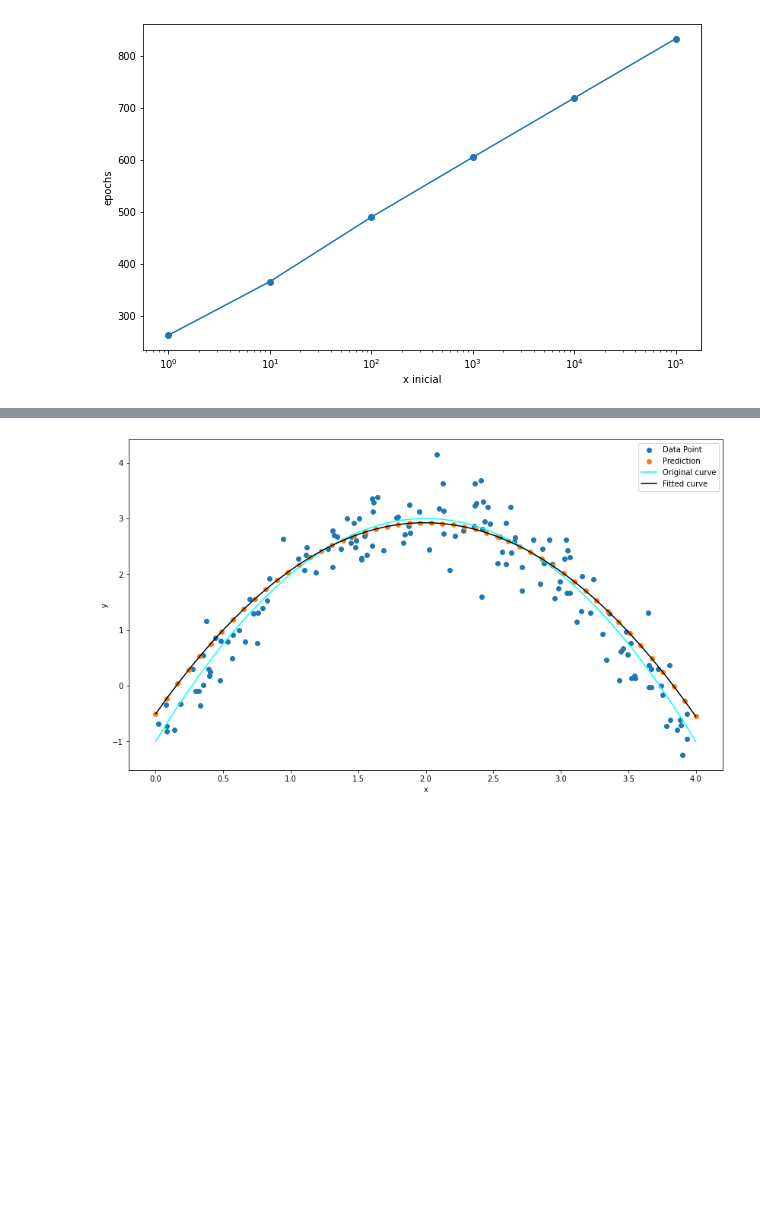
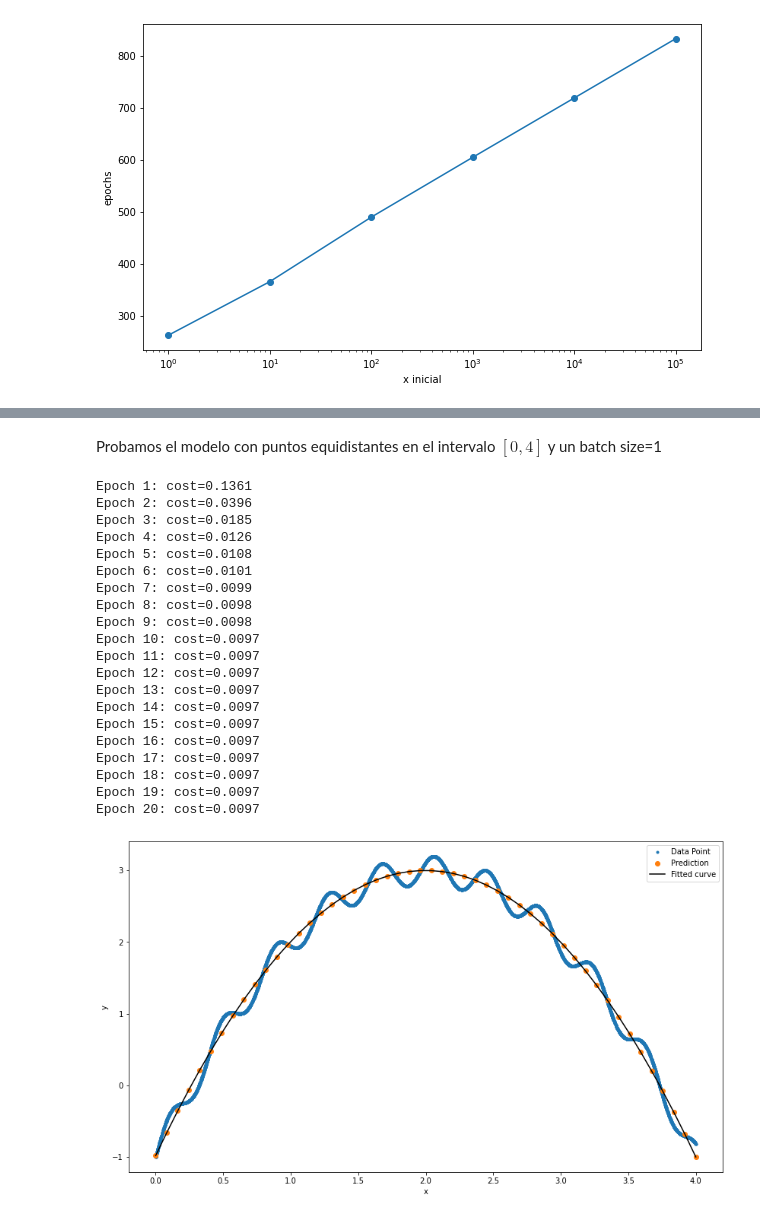
Before and after one commit to achurichi/CEIA-deep_learning, a Jupyter notebook: clase_2/ejercitacion.ipynb, the cells around one changed output, grey strips where cells are left out. Drawn from its saved outputs; the diff is of its cells as text; code cells hidden in the pictures; blank space fills up the shorter version.

```diff
--- a/clase_2/ejercitacion.ipynb
+++ b/clase_2/ejercitacion.ipynb
@@ -104,7 +108,13 @@ Generamos un dataset con $f(x) = -x^{2} + 4x$ y le añadimos ruido gaussiano.
 # %%
-n_samples = 150
+n_samples = 10000
 
-f = lambda x: -((x - 2) ** 2) + 3
+f = lambda x: -((x - 2) ** 2) + 3 + 0.2 * np.sin(16 * x)
 
 x = np.random.uniform(low=0, high=4, size=n_samples)
-y = f(x) + np.random.normal(0, 0.4, n_samples)
+y = f(x)
+
+plt.figure(figsize=(10, 6))
+plt.scatter(x, y, marker=".")
+plt.xlabel("x")
+plt.ylabel("y")
+plt.show()
@@ -165,6 +206,15 @@ Probamos el modelo con puntos equidistantes en el intervalo $[0, 4]$
 # %%
 custom_model = CustomModel()
-history = custom_model.fit(x, y, 100, 0.001)
+custom_model.fit(x, y, 20, 0.001, batch=1000)
 
 x_test = np.linspace(0, 4, 50)
 y_pred = custom_model.predict(x_test)
+
+plt.figure(figsize=(14, 8))
+plt.scatter(x, y, label="Data Point", marker=".")
+plt.scatter(x_test, y_pred, label="Prediction")
+plt.plot(x_test, y_pred, color="k", label="Fitted curve")
+plt.xlabel("x")
+plt.ylabel("y")
+plt.legend()
+plt.show()
@@ -171,12 +243,39 @@ y_pred = custom_model.predict(x_test)
+# %% [markdown]
+Probamos el modelo con puntos equidistantes en el intervalo $[0, 4]$ y un batch size=1
 # %%
+custom_model = CustomModel()
+custom_model.fit(x, y, 20, 0.001, batch=1)
+
+x_test = np.linspace(0, 4, 50)
+y_pred = custom_model.predict(x_test)
+
 plt.figure(figsize=(14, 8))
-plt.scatter(x, y, label="Data Point")
+plt.scatter(x, y, label="Data Point", marker=".")
 plt.scatter(x_test, y_pred, label="Prediction")
-plt.plot(x_test, f(x_test), color="cyan", label="Original curve")
 plt.plot(x_test, y_pred, color="k", label="Fitted curve")
 plt.xlabel("x")
 plt.ylabel("y")
 plt.legend()
 plt.show()
 # %% [output]
+Epoch 1: cost=0.1361
+Epoch 2: cost=0.0396
+Epoch 3: cost=0.0185
+Epoch 4: cost=0.0126
+Epoch 5: cost=0.0108
+Epoch 6: cost=0.0101
+Epoch 7: cost=0.0099
+Epoch 8: cost=0.0098
+Epoch 9: cost=0.0098
+Epoch 10: cost=0.0097
+Epoch 11: cost=0.0097
+Epoch 12: cost=0.0097
+Epoch 13: cost=0.0097
+Epoch 14: cost=0.0097
+Epoch 15: cost=0.0097
+Epoch 16: cost=0.0097
+Epoch 17: cost=0.0097
+Epoch 18: cost=0.0097
+Epoch 19: cost=0.0097
+Epoch 20: cost=0.0097
-[figure, old version]
+[figure, new version]
```
Also changed, not shown: parts of 9 cells of this notebook.
